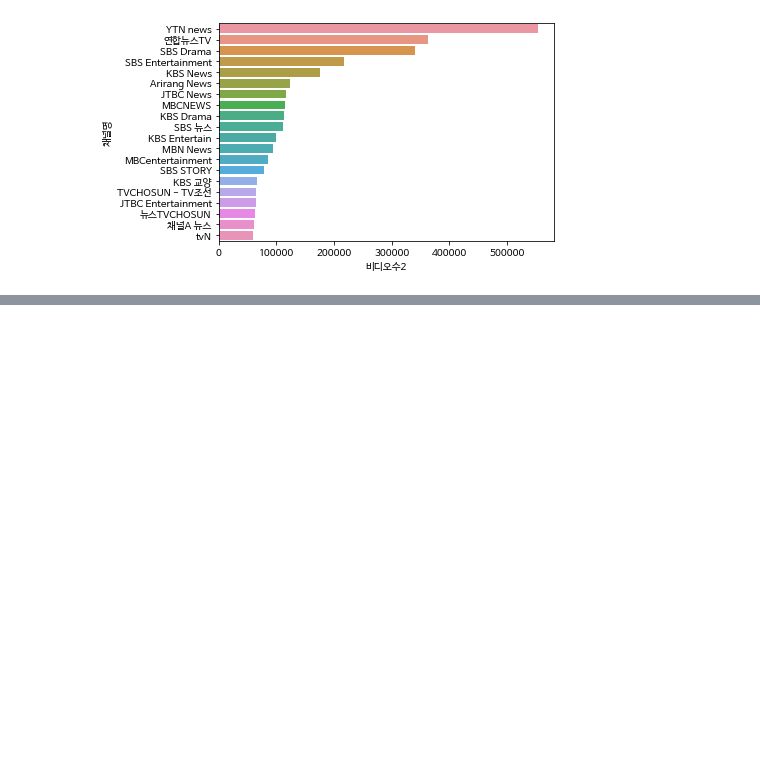
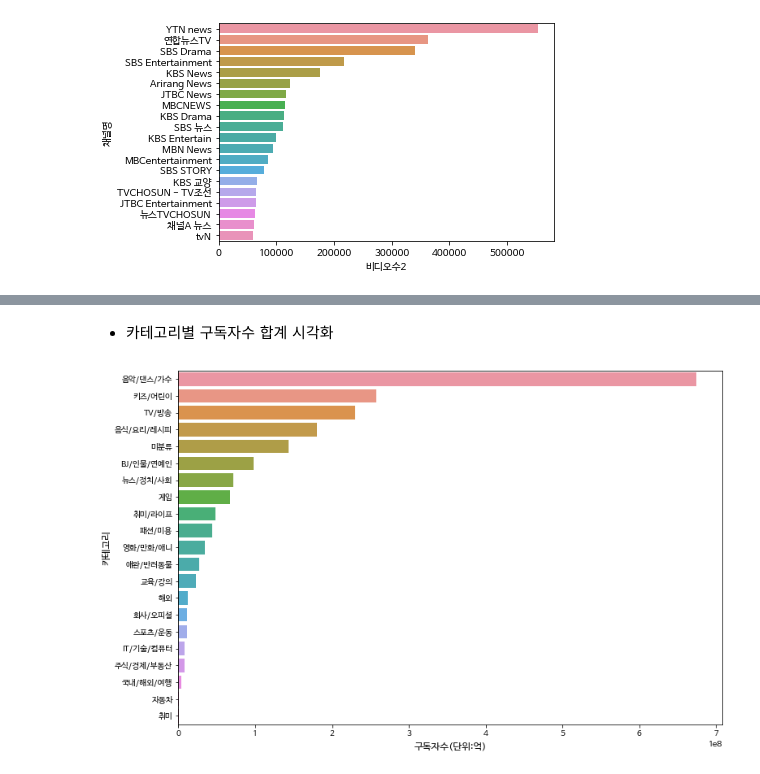
Before and after one commit to rubinkim/DataAnalysis, a Jupyter notebook: 05.Crawling/Web/07_유튜브랭킹_시각화.ipynb, the cells around one changed output, grey strips where cells are left out. Drawn from its saved outputs; the diff is of its cells as text; code cells hidden in the pictures; blank space fills up the shorter version.

```diff
--- a/05.Crawling/Web/07_유튜브랭킹_시각화.ipynb
+++ b/05.Crawling/Web/07_유튜브랭킹_시각화.ipynb
@@ -90,0 +144,2 @@ plt.show()
+# %% [markdown]
+-  카테고리별 구독자수 합계 시각화
@@ -90,0 +149,10 @@ plt.show()
+# %%
+df_new = df[['카테고리', '구독자수2']].groupby('카테고리').agg(['count','sum']).reset_index().sort_values(by=('구독자수2',   'sum'), ascending=False)
+
+plt.figure(figsize=(12, 8))
+sns.barplot(x= ('구독자수2',   'sum'), y='카테고리', data= df_new )
+plt.xlabel('구독자수(단위:억)', size=12)
+plt.ylabel('카테고리', size=12)
+plt.show()
+# %% [output]
+[figure, added]
```
Also changed, not shown: parts of 8 cells of this notebook.
